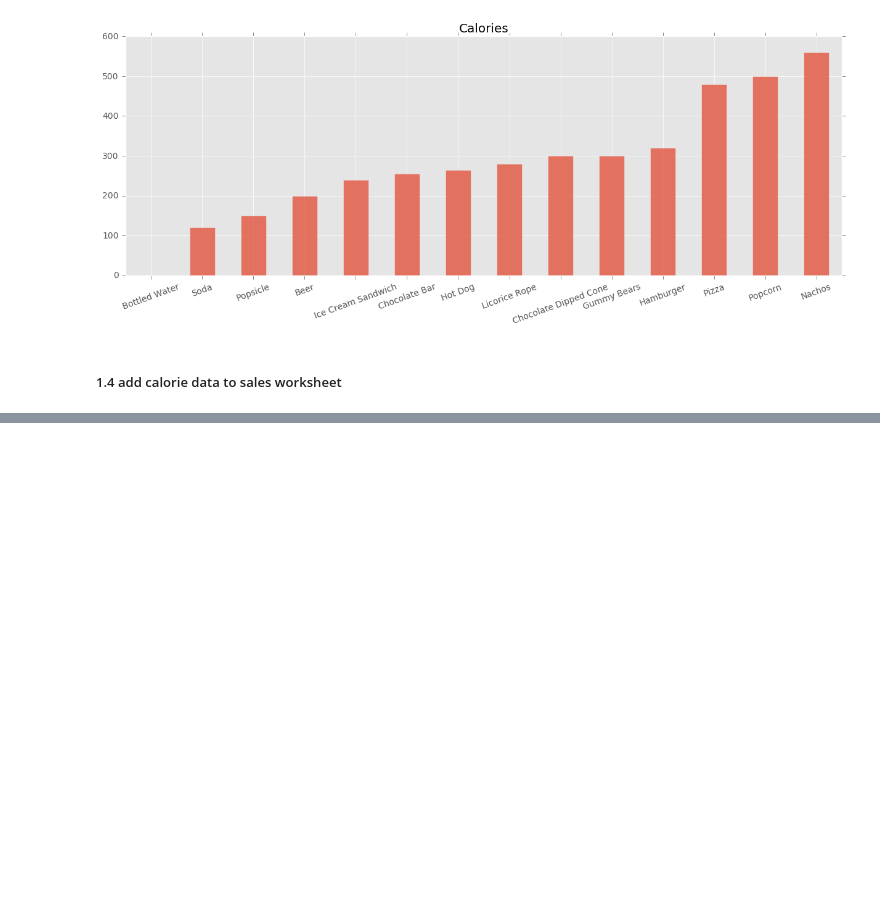
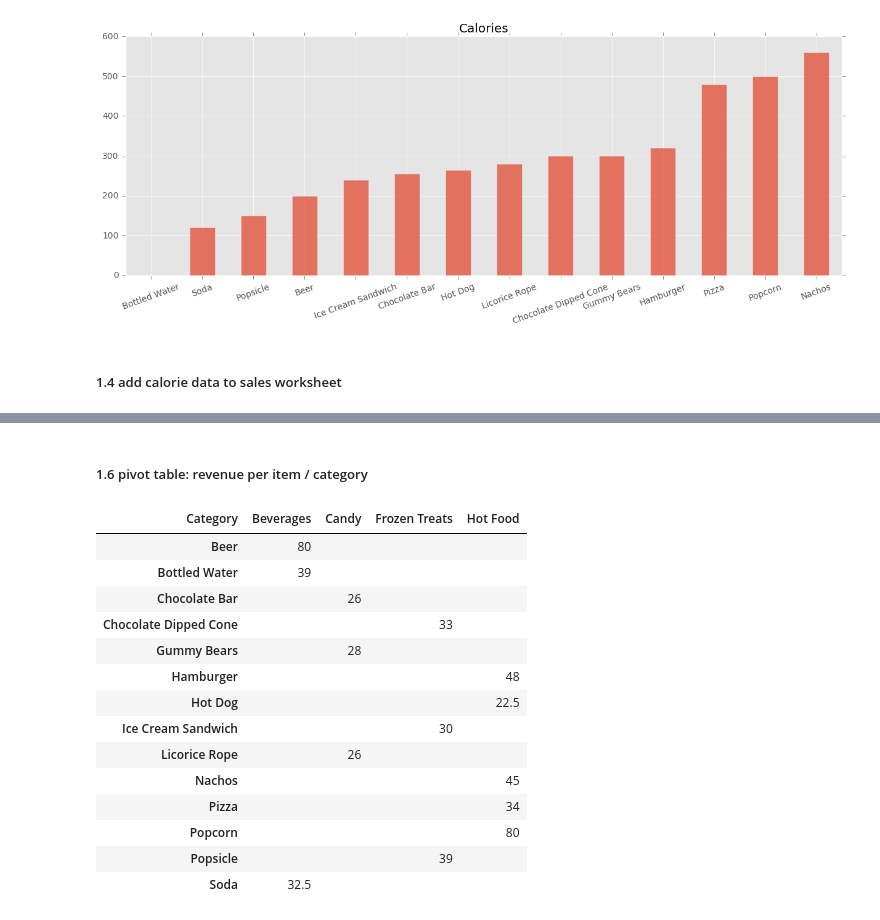
Before and after one commit to craigrshenton/craigrshenton.github.io, a Jupyter notebook: notebooks/notebook.ipynb, the cells around one changed output, grey strips where cells are left out. Saved outputs shown, nothing was run; the diff lists cells and outputs as text; code cells hidden in the pictures; blank space fills up the shorter version.

Commit message:
Pivot Tables

```diff
--- a/notebooks/notebook.ipynb
+++ b/notebooks/notebook.ipynb
@@ -98,0 +123,24 @@ df_sales.head()
+# %% [markdown]
+##### 1.6 pivot table: revenue per item / category
+# %%
+# revenue = price * number of sales
+pivot = pandas.pivot_table(df_sales, index=["Item"], values=["Price"], columns=["Category"], aggfunc=np.sum, fill_value='')
+pivot.index.name = None
+pivot.columns = pivot.columns.get_level_values(1) # sets cols to product categories
+pivot
+# %% [output]
+| Category | Beverages | Candy | Frozen Treats | Hot Food |
+| Beer | 80 |  |  |  |
+| Bottled Water | 39 |  |  |  |
+| Chocolate Bar |  | 26 |  |  |
+| Chocolate Dipped Cone |  |  | 33 |  |
+| Gummy Bears |  | 28 |  |  |
+| Hamburger |  |  |  | 48 |
+| Hot Dog |  |  |  | 22.5 |
+| Ice Cream Sandwich |  |  | 30 |  |
+| Licorice Rope |  | 26 |  |  |
+| Nachos |  |  |  | 45 |
+| Pizza |  |  |  | 34 |
+| Popcorn |  |  |  | 80 |
+| Popsicle |  |  | 39 |  |
+| Soda | 32.5 |  |  |  |
```
Also changed, not shown: parts of 4 cells of this notebook, 2 other files.
